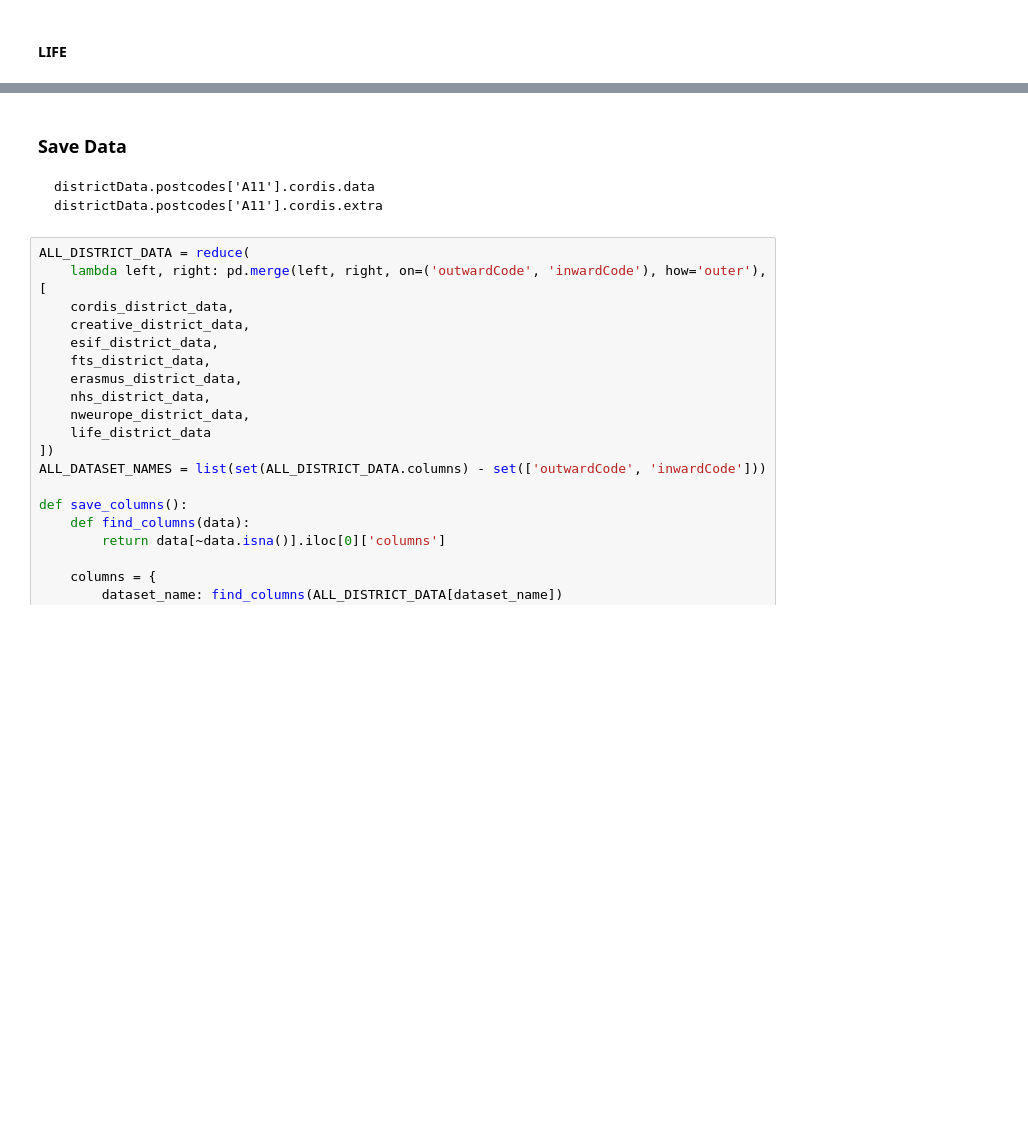
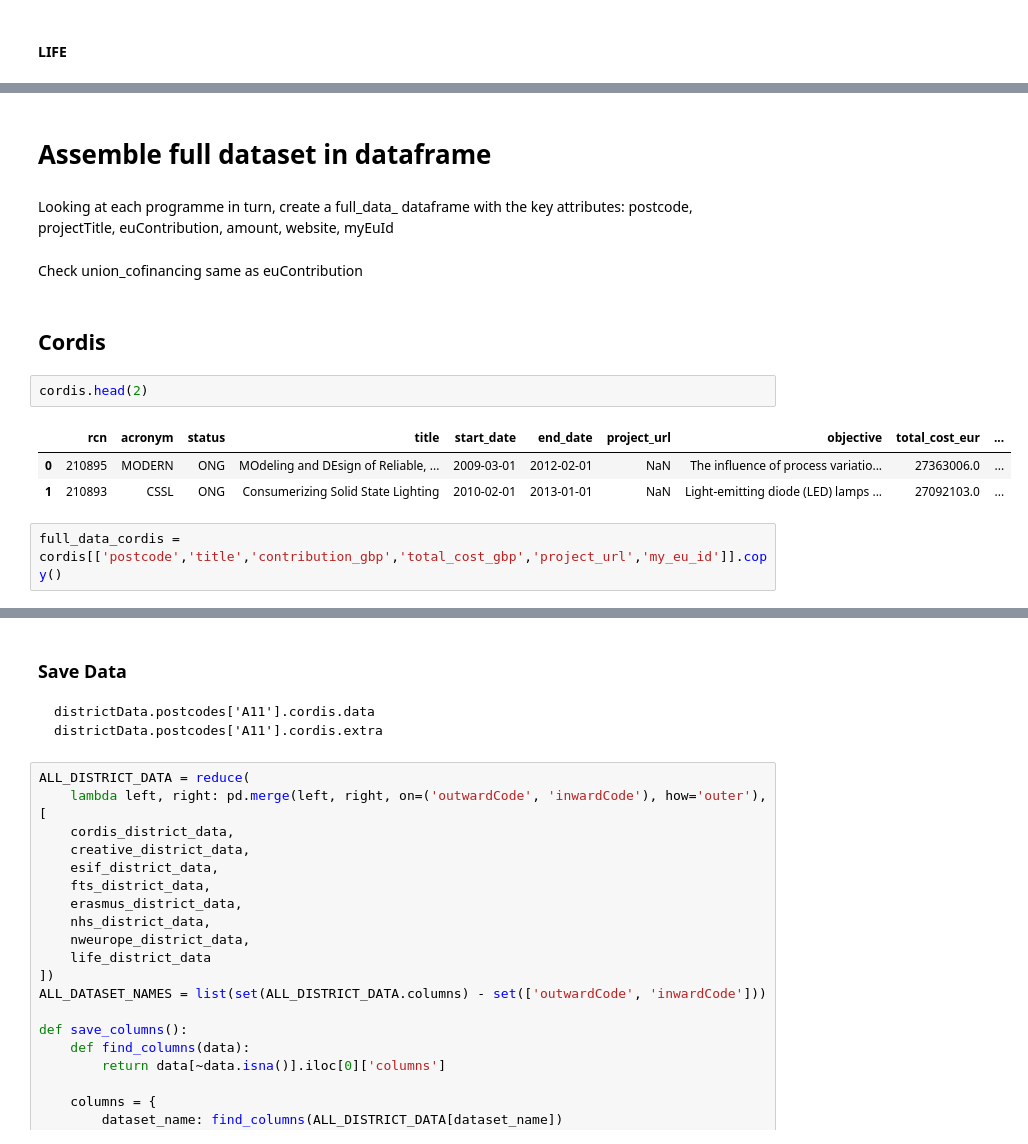
Before and after one commit to TechForUK/my_eu, a Jupyter notebook: data/map/build_map.ipynb, the cells around one changed output, grey strips where cells are left out. Drawn from its saved outputs; the diff is of its cells as text; blank space fills up the shorter version.

```diff
--- a/data/map/build_map.ipynb
+++ b/data/map/build_map.ipynb
@@ -722,0 +965,17 @@ life_district_data.head()
+# %% [markdown]
+# Assemble full dataset in dataframe
+# %% [markdown]
+Looking at each programme in turn, create a full_data_ dataframe with the key attributes:
+postcode, projectTitle, euContribution, amount, website, myEuId
+# %% [markdown]
+Check union_cofinancing same as euContribution
+# %% [markdown]
+## Cordis
+# %%
+cordis.head(2)
+# %% [output]
+|  | rcn | acronym | status | title | start_date | end_date | project_url | objective | total_cost_eur | ... |
+| 0 | 210895 | MODERN | ONG | MOdeling and DEsign of Reliable, ... | 2009-03-01 | 2012-02-01 | NaN | The influence of process variatio... | 27363006.0 | ... |
+| 1 | 210893 | CSSL | ONG | Consumerizing Solid State Lighting | 2010-02-01 | 2013-01-01 | NaN | Light-emitting diode (LED) lamps ... | 27092103.0 | ... |
+# %%
+full_data_cordis = cordis[['postcode','title','contribution_gbp','total_cost_gbp','project_url','my_eu_id']].copy()
```
Also changed, not shown: parts of 98 cells of this notebook, 17 other files.
